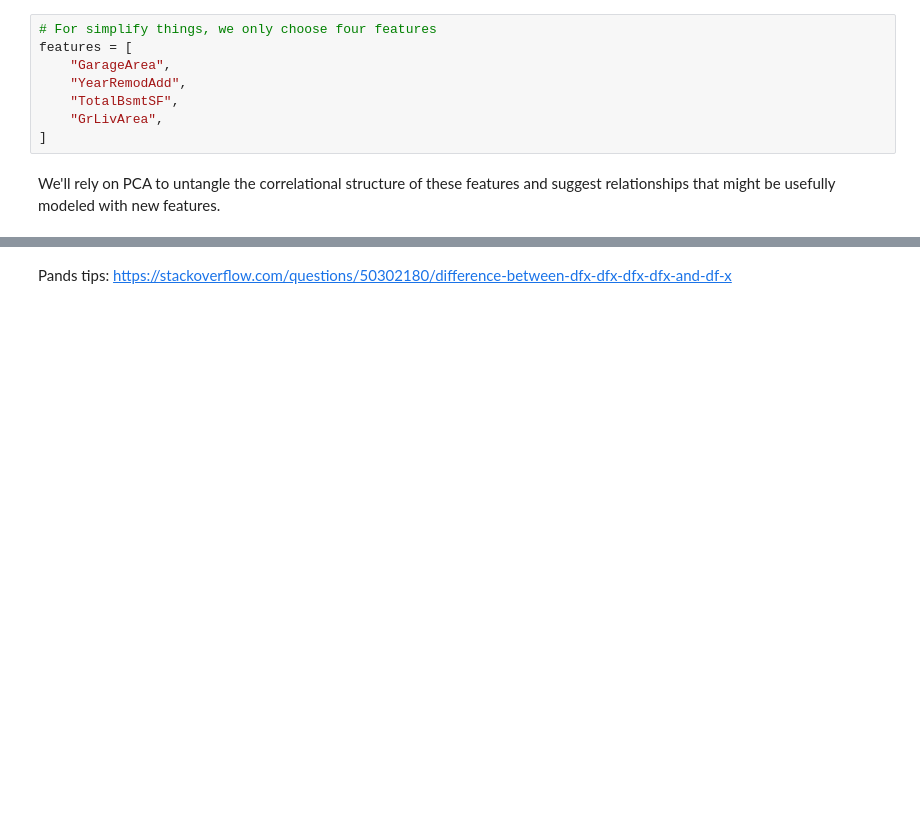
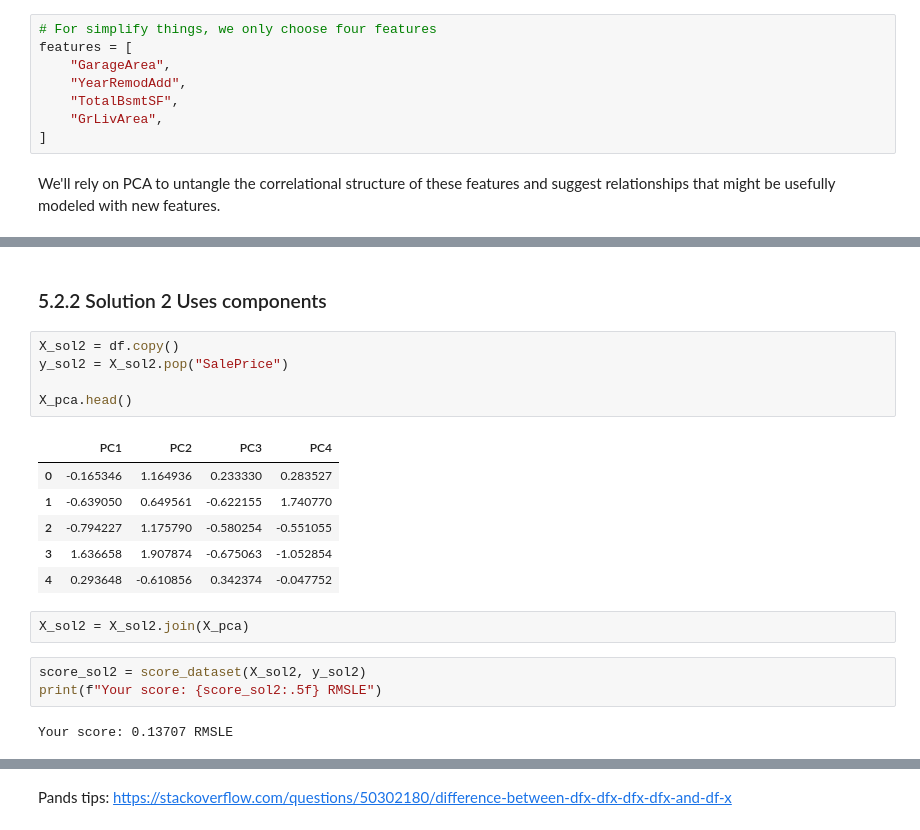
Before and after one commit to pengfei99/FeatureEngineering, a Jupyter notebook: notebooks/Exercise/05.PCA.ipynb, the cells around one changed output, grey strips where cells are left out. Cells and saved outputs as stored; diff of their text form; blank space fills up the shorter version.

```diff
--- a/notebooks/Exercise/05.PCA.ipynb
+++ b/notebooks/Exercise/05.PCA.ipynb
@@ -162,0 +205,21 @@ Look at the loadings for components PC1 and PC3. Can you think of a description
+# %% [markdown]
+### 5.2.2 Solution 2 Uses components
+# %%
+X_sol2 = df.copy()
+y_sol2 = X_sol2.pop("SalePrice")
+
+X_pca.head()
+# %% [output]
+|  | PC1 | PC2 | PC3 | PC4 |
+| 0 | -0.165346 | 1.164936 | 0.233330 | 0.283527 |
+| 1 | -0.639050 | 0.649561 | -0.622155 | 1.740770 |
+| 2 | -0.794227 | 1.175790 | -0.580254 | -0.551055 |
+| 3 | 1.636658 | 1.907874 | -0.675063 | -1.052854 |
+| 4 | 0.293648 | -0.610856 | 0.342374 | -0.047752 |
+# %%
+X_sol2 = X_sol2.join(X_pca)
+# %%
+score_sol2 = score_dataset(X_sol2, y_sol2)
+print(f"Your score: {score_sol2:.5f} RMSLE")
+# %% [output]
+Your score: 0.13707 RMSLE
```
Also changed, not shown: parts of 11 cells of this notebook.
